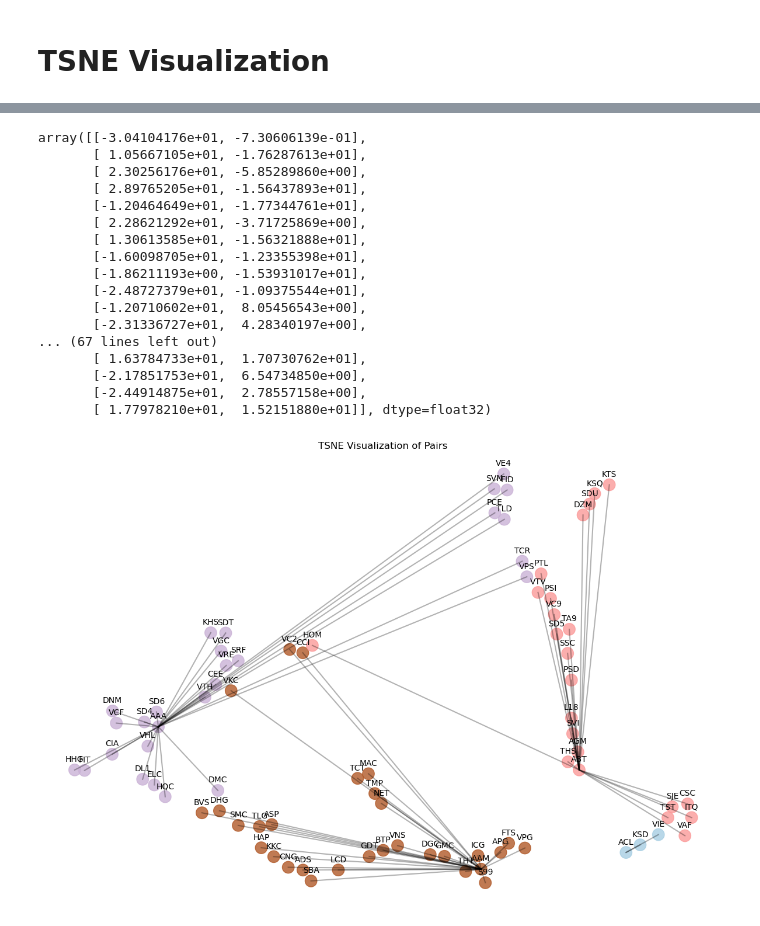
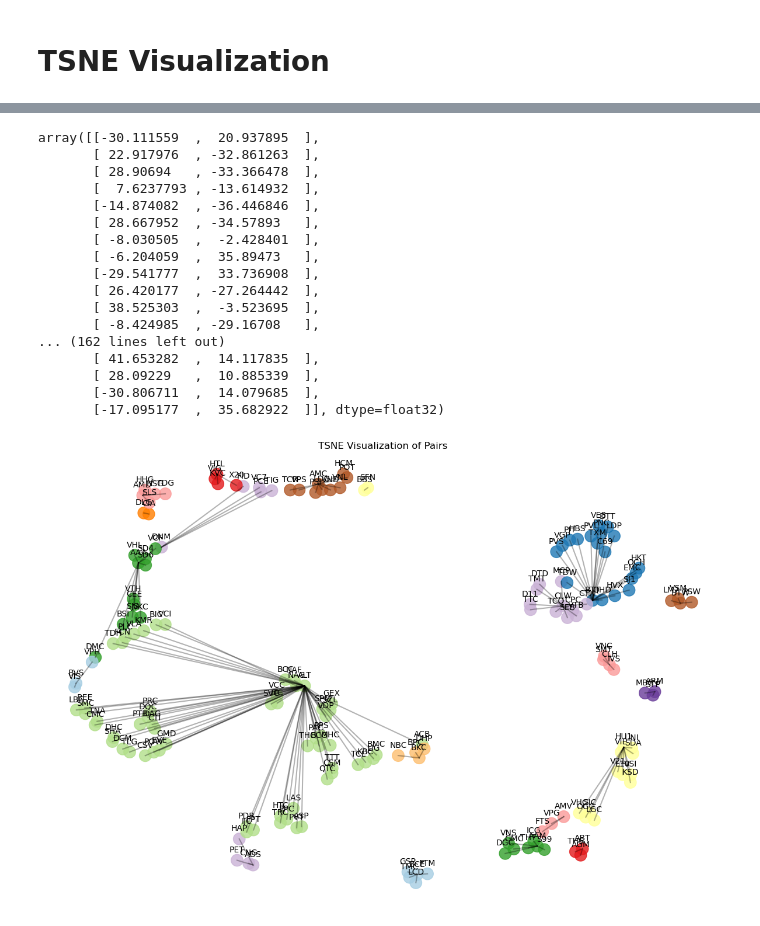
Before and after one commit to ktrung1709/Pair-Trading-Analysis, a Jupyter notebook: Pair Trading.ipynb, the cells around one changed output, grey strips where cells are left out. Saved outputs shown, nothing was run; the diff lists cells and outputs as text; code cells hidden in the pictures.

```diff
--- a/Pair Trading.ipynb
+++ b/Pair Trading.ipynb
@@ -425,8 +425,8 @@ ap 0.3345568262968259
 # %% [output]
 Given that K Means performs best, we proceed with K Means and use the 4 clusters as specified by this method
 # %%
-clustered_series = pd.Series(index=X.index, data=k_means.labels_.flatten())
-clustered_series_all = pd.Series(index=X.index, data=k_means.labels_.flatten())
+clustered_series = pd.Series(index=X.index, data=ap.labels_.flatten())
+clustered_series_all = pd.Series(index=X.index, data=ap.labels_.flatten())
 clustered_series = clustered_series[clustered_series != -1]
 plt.figure(figsize=(12,8))
 plt.barh(range(len(clustered_series.value_counts())),clustered_series.value_counts())
@@ -526,50 +526,50 @@ X_pairs.head()
 X_tsne = TSNE(init = "random", learning_rate=30, perplexity=5, random_state=42, n_jobs=-1).fit_transform(X_pairs)
 X_tsne
 # %% [output]
-array([[-3.04104176e+01, -7.30606139e-01],
-       [ 1.05667105e+01, -1.76287613e+01],
-       [ 2.30256176e+01, -5.85289860e+00],
-       [ 2.89765205e+01, -1.56437893e+01],
-       [-1.20464649e+01, -1.77344761e+01],
-       [ 2.28621292e+01, -3.71725869e+00],
-       [ 1.30613585e+01, -1.56321888e+01],
-       [-1.60098705e+01, -1.23355398e+01],
-       [-1.86211193e+00, -1.53931017e+01],
-       [-2.48727379e+01, -1.09375544e+01],
-       [-1.20710602e+01,  8.05456543e+00],
-       [-2.31336727e+01,  4.28340197e+00],
-... (67 lines left out)
-       [ 1.63784733e+01,  1.70730762e+01],
-       [-2.17851753e+01,  6.54734850e+00],
-       [-2.44914875e+01,  2.78557158e+00],
-       [ 1.77978210e+01,  1.52151880e+01]], dtype=float32)
+array([[-30.111559  ,  20.937895  ],
+       [ 22.917976  , -32.861263  ],
+       [ 28.90694   , -33.366478  ],
+       [  7.6237793 , -13.614932  ],
+       [-14.874082  , -36.446846  ],
+       [ 28.667952  , -34.57893   ],
+       [ -8.030505  ,  -2.428401  ],
+       [ -6.204059  ,  35.89473   ],
+       [-29.541777  ,  33.736908  ],
+       [ 26.420177  , -27.264442  ],
+       [ 38.525303  ,  -3.523695  ],
+       [ -8.424985  , -29.16708   ],
+... (162 lines left out)
+       [ 41.653282  ,  14.117835  ],
+       [ 28.09229   ,  10.885339  ],
+       [-30.806711  ,  14.079685  ],
+       [-17.095177  ,  35.682922  ]], dtype=float32)
 # %%
 plt.figure(1, facecolor='white',figsize=(15,10))
 plt.clf()
 plt.axis('off')
 for pair in pairs:
     ticker1 = pair[0]
     loc1 = X_pairs.index.get_loc(pair[0])
     x1, y1 = X_tsne[loc1, :]
-    ticker2 = pair[0]
+    ticker2 = pair[1]
     loc2 = X_pairs.index.get_loc(pair[1])
     x2, y2 = X_tsne[loc2, :]
     plt.plot([x1, x2], [y1, y2], 'k-', alpha=0.3);
 
 plt.scatter(X_tsne[:, 0], X_tsne[:, 1], s=215, alpha=0.8, c=in_pairs_series.values, cmap=cm.Paired)
 plt.title('TSNE Visualization of Pairs');
 
 # Join pairs by x and y
 for x,y,name in zip(X_tsne[:,0],X_tsne[:,1],X_pairs.index):
 
     label = name
 
     plt.annotate(label,
                  (x,y),
                  textcoords="offset points",
                  xytext=(0,10),
                  ha='center')
 
 plt.show()
 # %% [output]
-[figure, old version]
+[figure, new version]
```
Also changed, not shown: parts of 8 cells of this notebook, 3 other files.
